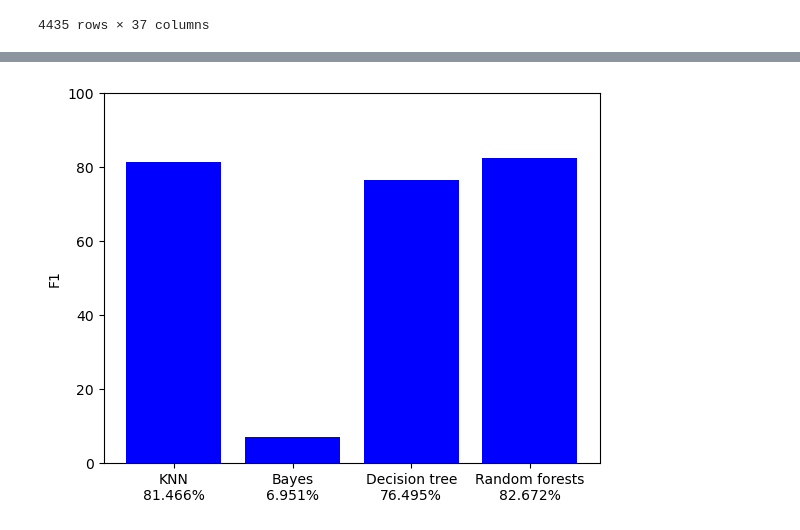
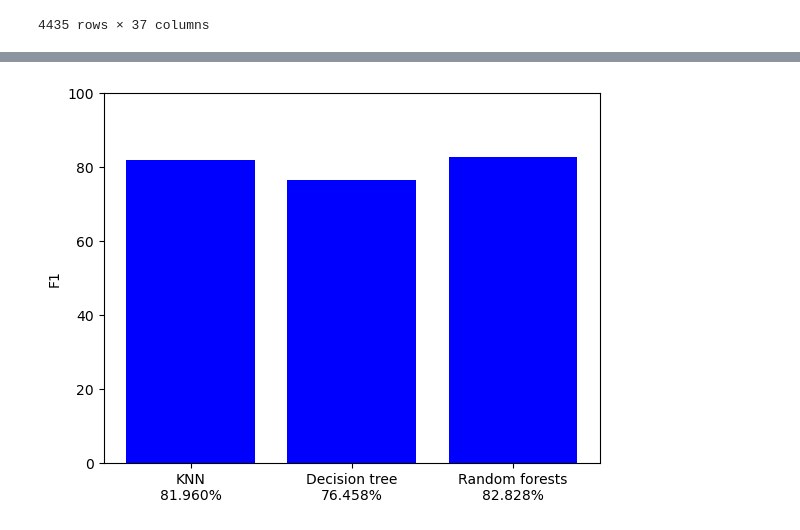
Before and after one commit to GiaBao0510/DoAn_MHUD, a Jupyter notebook: try.ipynb, the cells around one changed output, grey strips where cells are left out. Saved outputs shown, nothing was run; the diff lists cells and outputs as text; code cells hidden in the pictures.

```diff
--- a/try.ipynb
+++ b/try.ipynb
@@ -312,15 +244,14 @@ Trung Bình cộng của F1 khi thực hiện 5 lần lặp bằng phương phá
 # %%
 #Vẽ biểu đồ so sánh độ chính xác F1 của 3 giải thuật trên
 BieuDoSoSanh = plt
 GiaiThuat = [f'KNN\n{(tongKQF1_KNN/lap)*100:.3f}%' ,
-             f'Bayes\n{(TongKQF1_bayes/lap)*100:.3f}%',
              f'Decision tree\n{(TongKQ_DTC/lap)*100:.3f}%',
              f'Random forests\n{(TongKQF1_RF/lap)*100:.3f}%']
 
-KQ = [(tongKQF1_KNN/lap)*100,(TongKQF1_bayes/lap)*100,(TongKQ_DTC/lap)*100,(TongKQF1_RF/lap)*100]
+KQ = [(tongKQF1_KNN/lap)*100,(TongKQ_DTC/lap)*100,(TongKQF1_RF/lap)*100]
 BieuDoSoSanh.ylabel('F1')
 BieuDoSoSanh.bar(GiaiThuat,KQ,color='blue')
 BieuDoSoSanh.ylim(0,100)
 BieuDoSoSanh.show()
 # %% [output]
-[figure, old version]
+[figure, new version]
```
Also changed, not shown: parts of 4 cells of this notebook.
